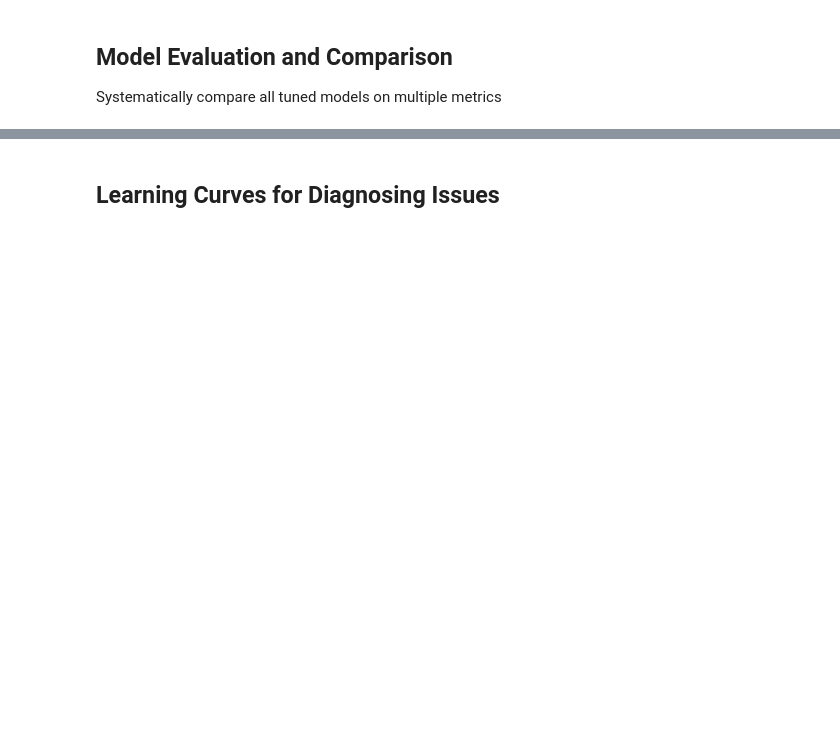
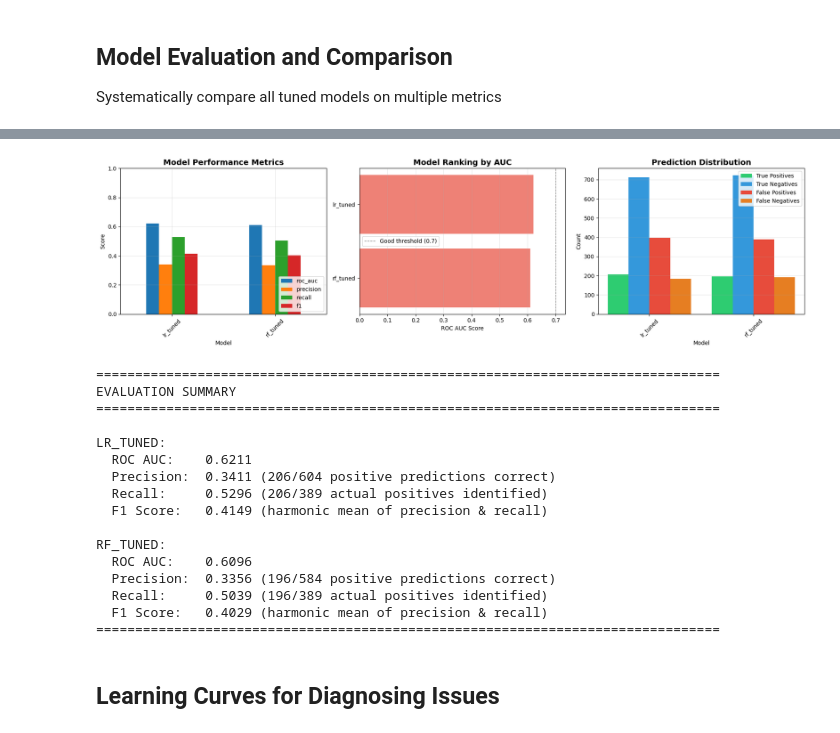
Before and after one commit to chenching0228/credit-risk-prediction-1, a Jupyter notebook: notebooks/fine_tuning.ipynb, the cells around one changed output, grey strips where cells are left out. Cells and saved outputs as stored; diff of their text form; code cells hidden in the pictures; blank space fills up the shorter version.

```diff
--- a/notebooks/fine_tuning.ipynb
+++ b/notebooks/fine_tuning.ipynb
@@ -614,2 +779,80 @@ rf_tuned 0.597937    0.00000 0.000000 0.000000
+# %%
+# visualize model comparison
+fig, axes = plt.subplots(1, 3, figsize=(18, 5))
+
+# 1. Performance metrics comparison
+metrics_to_plot = ['roc_auc', 'precision', 'recall', 'f1']
+comparison_plot = comparison_results.set_index('model')[metrics_to_plot]
+
+comparison_plot.plot(kind='bar', ax=axes[0], rot=45)
+axes[0].set_title('Model Performance Metrics', fontsize=14, fontweight='bold')
+axes[0].set_ylabel('Score')
+axes[0].set_xlabel('Model')
+axes[0].legend(loc='lower right')
+axes[0].grid(True, alpha=0.3)
+axes[0].set_ylim([0, 1])
+
+# 2. ROC AUC comparison
+auc_data = comparison_results.set_index('model')['roc_auc'].sort_values()
+colors = ['#2ecc71' if x > 0.7 else '#e74c3c' for x in auc_data.values]
+axes[1].barh(range(len(auc_data)), auc_data.values, color=colors, alpha=0.7)
+axes[1].set_yticks(range(len(auc_data)))
+axes[1].set_yticklabels(auc_data.index)
+axes[1].set_xlabel('ROC AUC Score')
+axes[1].set_title('Model Ranking by AUC', fontsize=14, fontweight='bold')
+axes[1].axvline(x=0.7, color='gray', linestyle='--', linewidth=1, label='Good threshold (0.7)')
+axes[1].legend()
+axes[1].grid(True, alpha=0.3, axis='x')
+
+# 3. Confusion matrix comparison
+confusion_data = comparison_results[['model', 'tp', 'fp', 'tn', 'fn']]
+x_pos = np.arange(len(confusion_data))
+width = 0.2
+
+axes[2].bar(x_pos - 1.5*width, confusion_data['tp'], width, label='True Positives', color='#2ecc71')
+axes[2].bar(x_pos - 0.5*width, confusion_data['tn'], width, label='True Negatives', color='#3498db')
+axes[2].bar(x_pos + 0.5*width, confusion_data['fp'], width, label='False Positives', color='#e74c3c')
+axes[2].bar(x_pos + 1.5*width, confusion_data['fn'], width, label='False Negatives', color='#e67e22')
+
+axes[2].set_xlabel('Model')
+axes[2].set_ylabel('Count')
+axes[2].set_title('Prediction Distribution', fontsize=14, fontweight='bold')
+axes[2].set_xticks(x_pos)
+axes[2].set_xticklabels(confusion_data['model'], rotation=45)
+axes[2].legend()
+axes[2].grid(True, alpha=0.3, axis='y')
+
+plt.tight_layout()
+plt.show()
+
+# summary statistics
+print("\n" + "=" * 80)
+print("EVALUATION SUMMARY")
+print("=" * 80)
+for idx, row in comparison_results.iterrows():
+    print(f"\n{row['model'].upper()}:")
+    print(f"  ROC AUC:    {row['roc_auc']:.4f}")
+    print(f"  Precision:  {row['precision']:.4f} ({row['tp']}/{row['tp'] + row['fp']} positive predictions correct)")
+    print(f"  Recall:     {row['recall']:.4f} ({row['tp']}/{row['tp'] + row['fn']} actual positives identified)")
+    print(f"  F1 Score:   {row['f1']:.4f} (harmonic mean of precision & recall)")
+print("=" * 80)
+# %% [output]
+[figure, added]
+================================================================================
+EVALUATION SUMMARY
+================================================================================
+
+LR_TUNED:
+  ROC AUC:    0.6211
+  Precision:  0.3411 (206/604 positive predictions correct)
+  Recall:     0.5296 (206/389 actual positives identified)
+  F1 Score:   0.4149 (harmonic mean of precision & recall)
+
+RF_TUNED:
+  ROC AUC:    0.6096
+  Precision:  0.3356 (196/584 positive predictions correct)
+  Recall:     0.5039 (196/389 actual positives identified)
+  F1 Score:   0.4029 (harmonic mean of precision & recall)
+================================================================================
 # %% [markdown]
 ## Learning Curves for Diagnosing Issues
```
Also changed, not shown: parts of 12 cells of this notebook, 1 other file.
